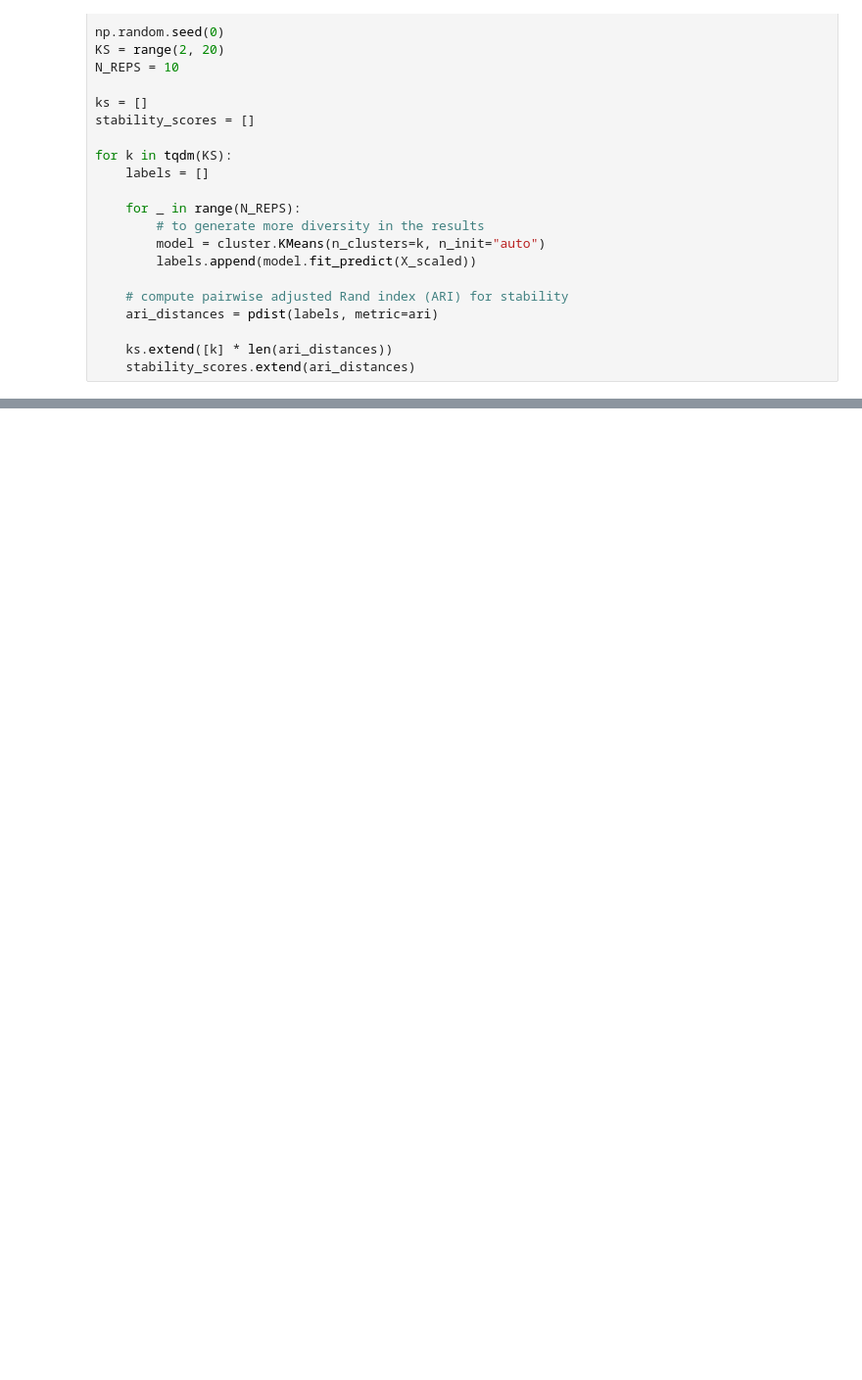
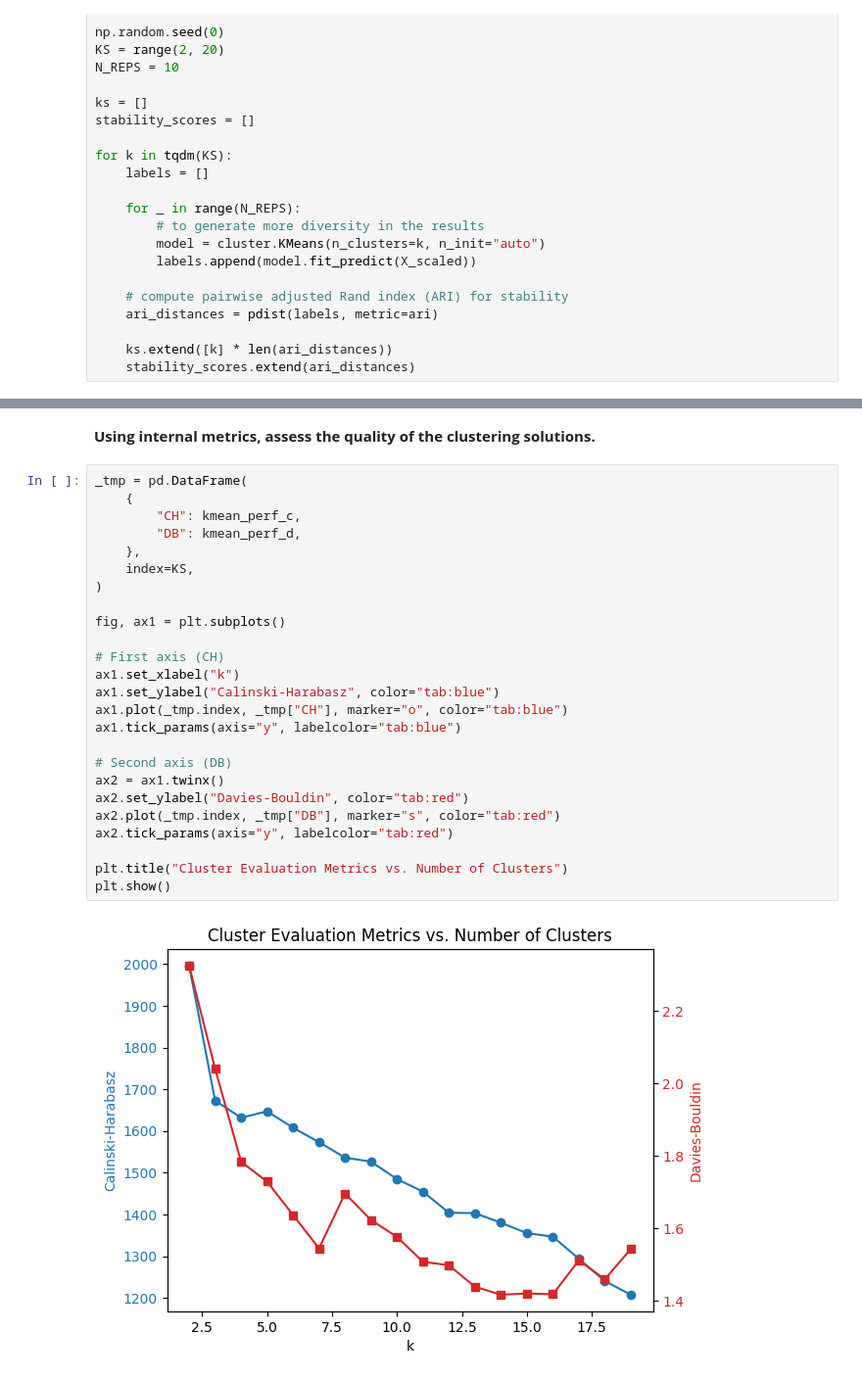
Before and after one commit to rlesiyon/cu-cpbs-7602, a Jupyter notebook: assignments/assignment1.ipynb, the cells around one changed output, grey strips where cells are left out. Shown at 98% size. Saved outputs shown, nothing was run; the diff lists cells and outputs as text; blank space fills up the shorter version.

```diff
--- a/assignments/assignment1.ipynb
+++ b/assignments/assignment1.ipynb
@@ -257,0 +321,29 @@ plt.show()
+# %% [markdown]
+__Using internal metrics, assess the quality of the clustering solutions.__
+# %%
+_tmp = pd.DataFrame(
+    {
+        "CH": kmean_perf_c,
+        "DB": kmean_perf_d,
+    },
+    index=KS,
+)
+
+fig, ax1 = plt.subplots()
+
+# First axis (CH)
+ax1.set_xlabel("k")
+ax1.set_ylabel("Calinski-Harabasz", color="tab:blue")
+ax1.plot(_tmp.index, _tmp["CH"], marker="o", color="tab:blue")
+ax1.tick_params(axis="y", labelcolor="tab:blue")
+
+# Second axis (DB)
+ax2 = ax1.twinx()
+ax2.set_ylabel("Davies-Bouldin", color="tab:red")
+ax2.plot(_tmp.index, _tmp["DB"], marker="s", color="tab:red")
+ax2.tick_params(axis="y", labelcolor="tab:red")
+
+plt.title("Cluster Evaluation Metrics vs. Number of Clusters")
+plt.show()
+# %% [output]
+[figure, added]
```
Also changed, not shown: parts of 33 cells of this notebook, 1 other file.
